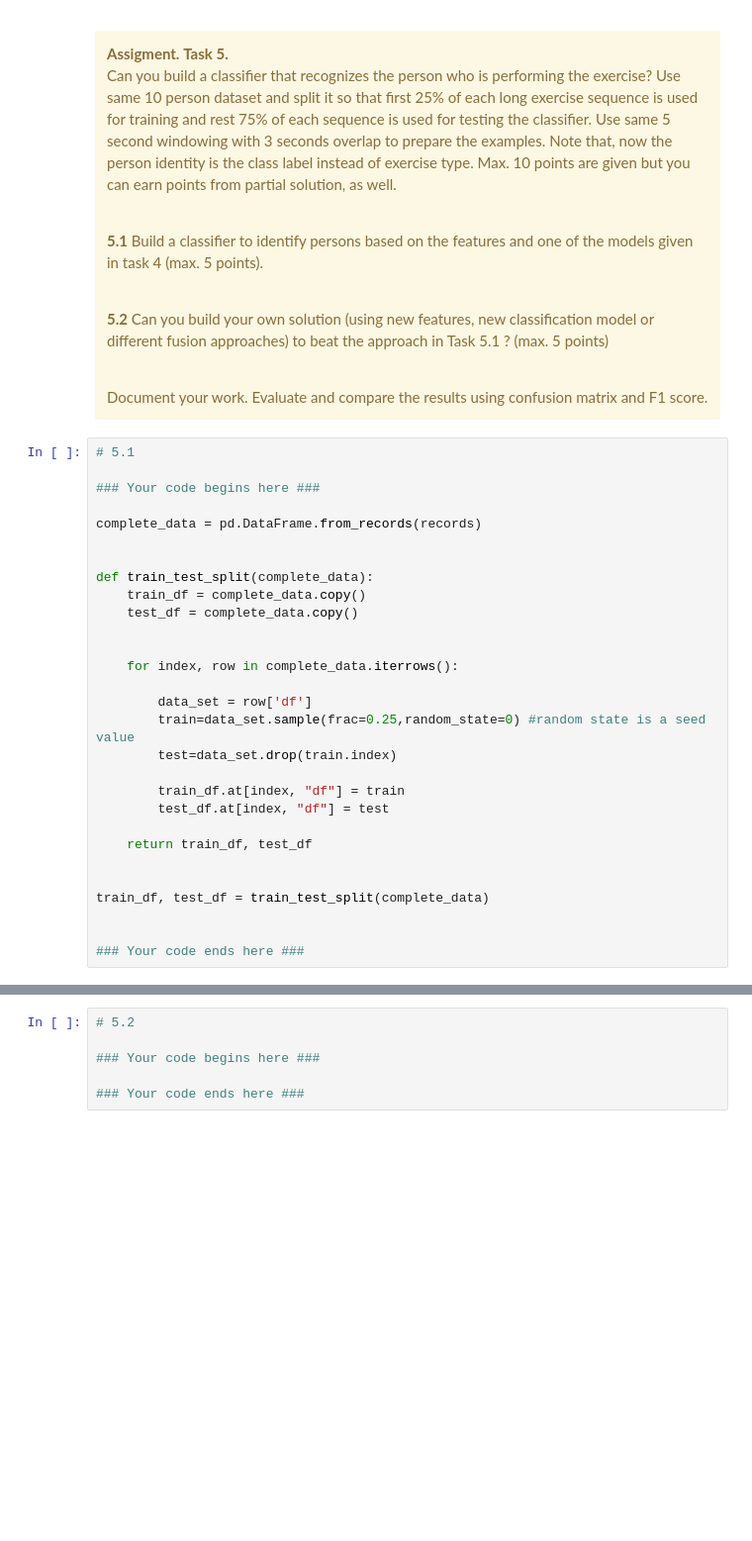
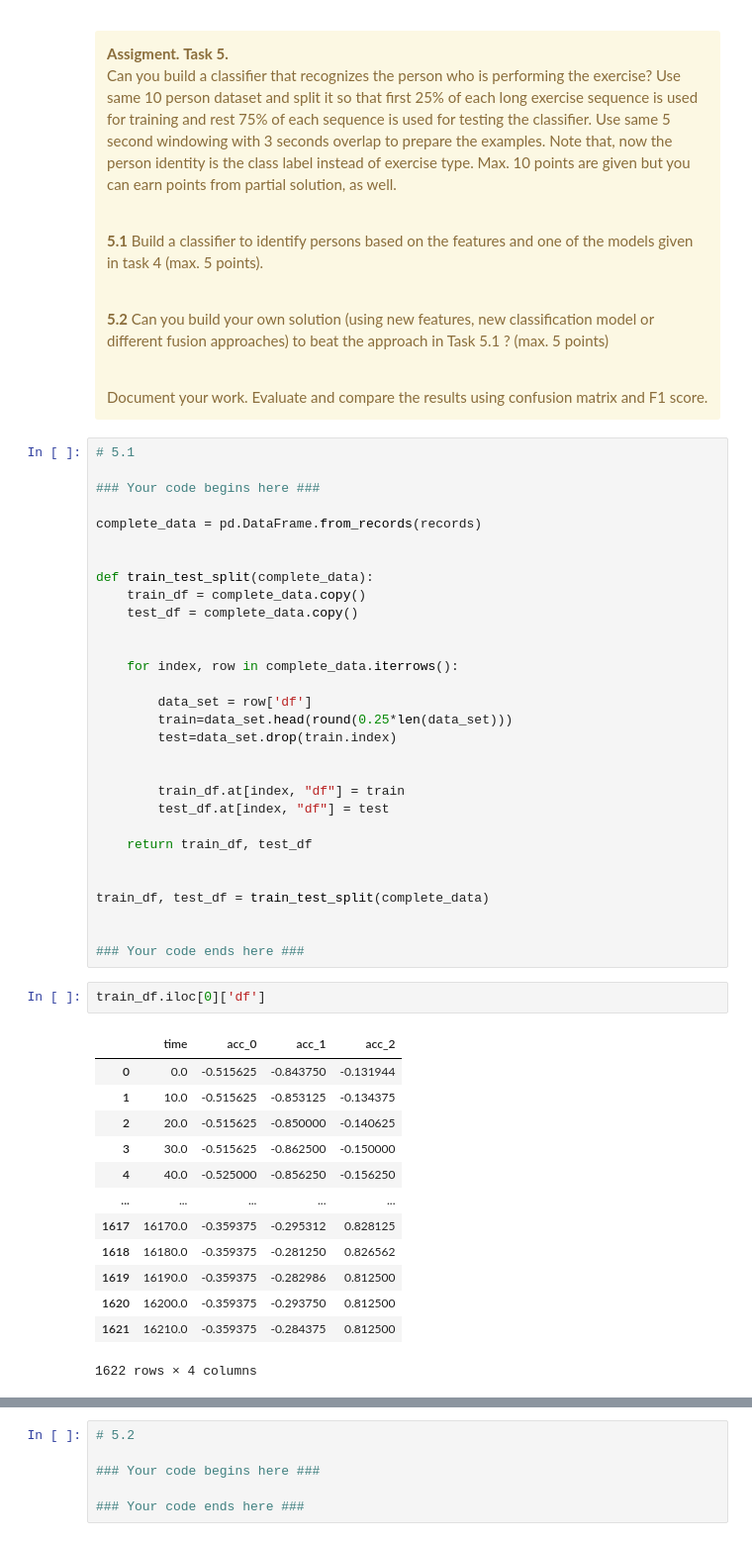
Before and after one commit to anushaihalapathirana/Multi_modal_data_fusion, a Jupyter notebook: project-work-MEx-classification.ipynb, the cells around one changed output, grey strips where cells are left out. Shown at 99% size. Saved outputs shown, nothing was run; the diff lists cells and outputs as text; blank space fills up the shorter version.

```diff
--- a/project-work-MEx-classification.ipynb
+++ b/project-work-MEx-classification.ipynb
@@ -1376,8 +1277,9 @@ def train_test_split(complete_data):
     for index, row in complete_data.iterrows():
 
         data_set = row['df']
-        train=data_set.sample(frac=0.25,random_state=0) #random state is a seed value
+        train=data_set.head(round(0.25*len(data_set)))
         test=data_set.drop(train.index)
+
 
         train_df.at[index, "df"] = train
         test_df.at[index, "df"] = test
@@ -1389,3 +1291,19 @@ train_df, test_df = train_test_split(complete_data)
 
 
 ### Your code ends here ###
+# %%
+train_df.iloc[0]['df']
+# %% [output]
+|  | time | acc_0 | acc_1 | acc_2 |
+| 0 | 0.0 | -0.515625 | -0.843750 | -0.131944 |
+| 1 | 10.0 | -0.515625 | -0.853125 | -0.134375 |
+| 2 | 20.0 | -0.515625 | -0.850000 | -0.140625 |
+| 3 | 30.0 | -0.515625 | -0.862500 | -0.150000 |
+| 4 | 40.0 | -0.525000 | -0.856250 | -0.156250 |
+| ... | ... | ... | ... | ... |
+| 1617 | 16170.0 | -0.359375 | -0.295312 | 0.828125 |
+| 1618 | 16180.0 | -0.359375 | -0.281250 | 0.826562 |
+| 1619 | 16190.0 | -0.359375 | -0.282986 | 0.812500 |
+| 1620 | 16200.0 | -0.359375 | -0.293750 | 0.812500 |
+| 1621 | 16210.0 | -0.359375 | -0.284375 | 0.812500 |
+1622 rows × 4 columns
```
Also changed, not shown: parts of 34 cells of this notebook.
